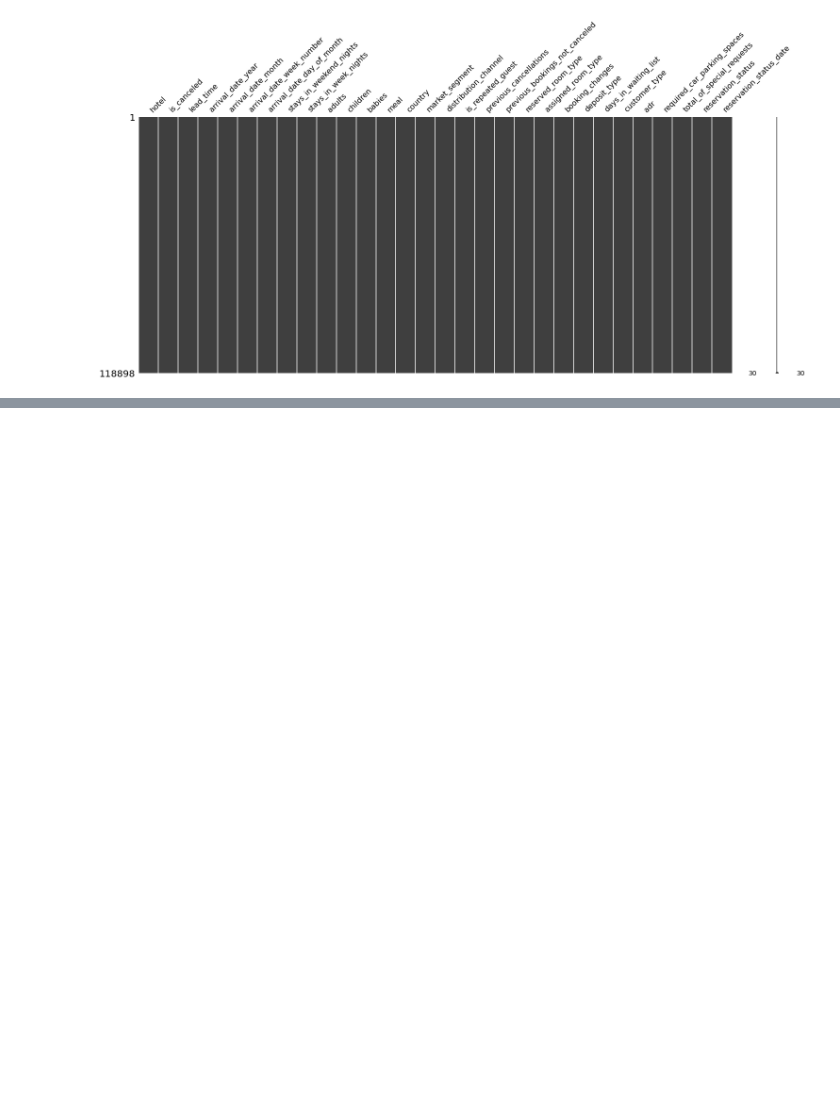
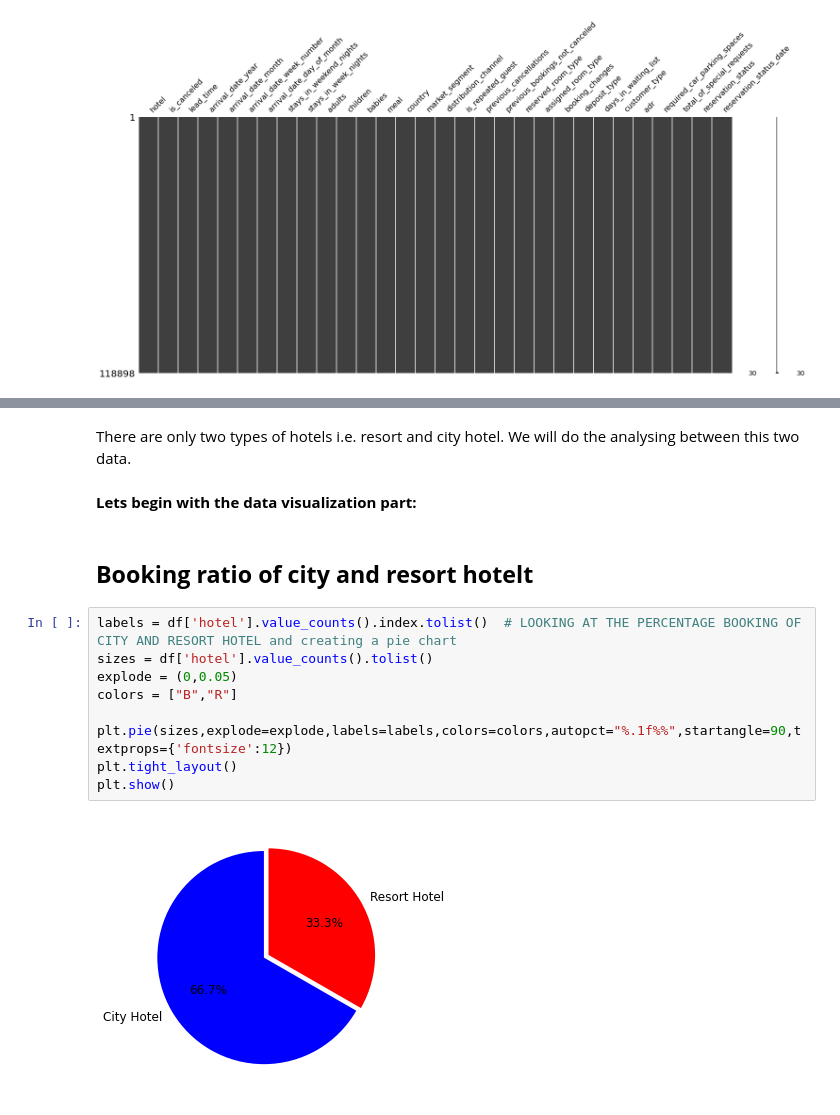
Before and after one commit to KirteshVerma/Hotel-booking-EDA-project, a Jupyter notebook: Kirtesh_Notebook.ipynb, the cells around one changed output, grey strips where cells are left out. Cells and saved outputs as stored; diff of their text form; blank space fills up the shorter version.

```diff
--- a/Kirtesh_Notebook.ipynb
+++ b/Kirtesh_Notebook.ipynb
@@ -119,0 +134,17 @@ msno.matrix(df)
+# %% [markdown]
+There are only two types of hotels i.e. resort and city hotel. We will do the analysing between this two data.
+# %% [markdown]
+**Lets begin with the data visualization part:**
+# %% [markdown]
+## **Booking ratio of city and resort hotelt**
+# %%
+labels = df['hotel'].value_counts().index.tolist()  # LOOKING AT THE PERCENTAGE BOOKING OF CITY AND RESORT HOTEL and creating a pie chart
+sizes = df['hotel'].value_counts().tolist()
+explode = (0,0.05)
+colors = ["B","R"]
+
+plt.pie(sizes,explode=explode,labels=labels,colors=colors,autopct="%.1f%%",startangle=90,textprops={'fontsize':12})
+plt.tight_layout()
+plt.show()
+# %% [output]
+[figure, added]
```
Also changed, not shown: parts of 4 cells of this notebook.
